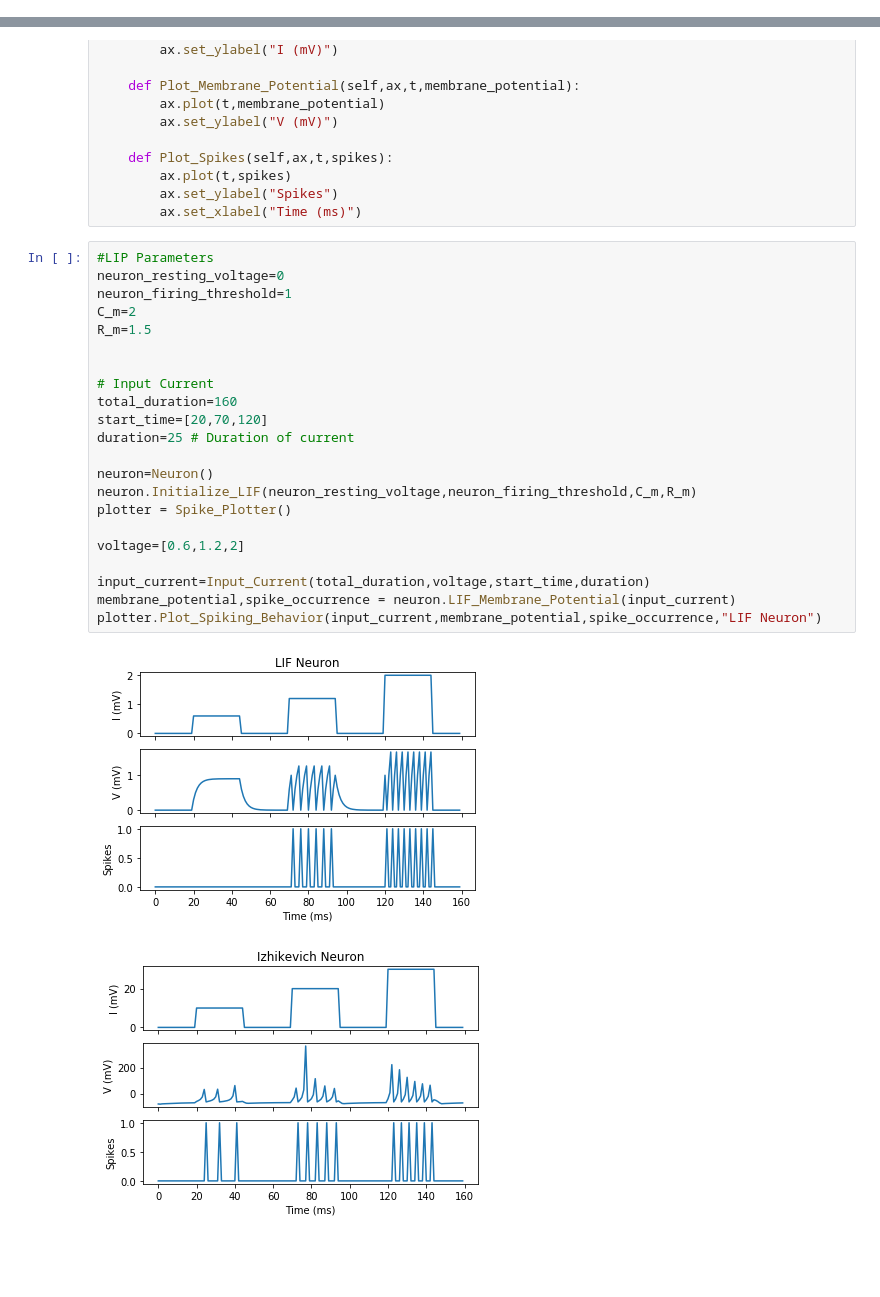
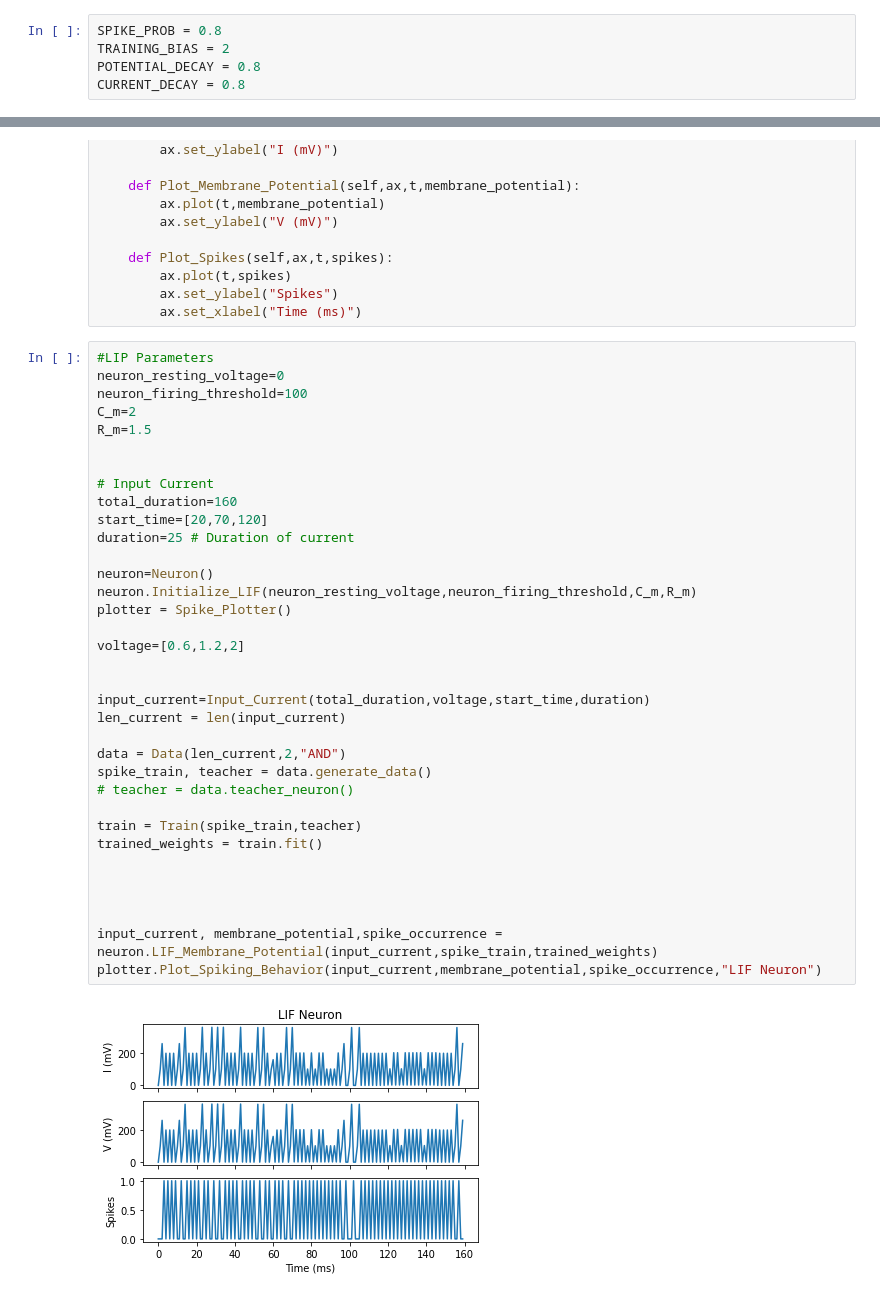
Before and after one commit to laxmanpottimuthi/spiking_neural_networks, a Jupyter notebook: BIC_Assignment_2.ipynb, the cells around one changed output, grey strips where cells are left out. Cells and saved outputs as stored; diff of their text form; blank space fills up the shorter version.

Commit message:
Initial version of n-layer neuron

```diff
--- a/BIC_Assignment_2.ipynb
+++ b/BIC_Assignment_2.ipynb
@@ -1,6 +1,11 @@
 # %%
 import numpy as np
 import matplotlib.pyplot as plt
+# %%
+SPIKE_PROB = 0.8
+TRAINING_BIAS = 2
+POTENTIAL_DECAY = 0.8
+CURRENT_DECAY = 0.8
 # %%
 
 # Generates a list representing the input current voltage across total duration in milliseconds where the current begins and runs for the set duration
@@ -97,25 +205,37 @@ class Spike_Plotter:
 # %%
 #LIP Parameters
 neuron_resting_voltage=0
-neuron_firing_threshold=1
+neuron_firing_threshold=100
 C_m=2
 R_m=1.5
 
 
 # Input Current
 total_duration=160
 start_time=[20,70,120]
 duration=25 # Duration of current
 
 neuron=Neuron()
 neuron.Initialize_LIF(neuron_resting_voltage,neuron_firing_threshold,C_m,R_m)
 plotter = Spike_Plotter()
 
 voltage=[0.6,1.2,2]
 
+
 input_current=Input_Current(total_duration,voltage,start_time,duration)
-membrane_potential,spike_occurrence = neuron.LIF_Membrane_Potential(input_current)
+len_current = len(input_current)
+
+data = Data(len_current,2,"AND")
+spike_train, teacher = data.generate_data()
+# teacher = data.teacher_neuron()
+
+train = Train(spike_train,teacher)
+trained_weights = train.fit()
+
+
+
+
+input_current, membrane_potential,spike_occurrence = neuron.LIF_Membrane_Potential(input_current,spike_train,trained_weights)
 plotter.Plot_Spiking_Behavior(input_current,membrane_potential,spike_occurrence,"LIF Neuron")
 # %% [output]
-[figure, old version]
+[figure, new version]
-[figure, removed]
```
Also changed, not shown: parts of 6 cells of this notebook, 1 other file.
